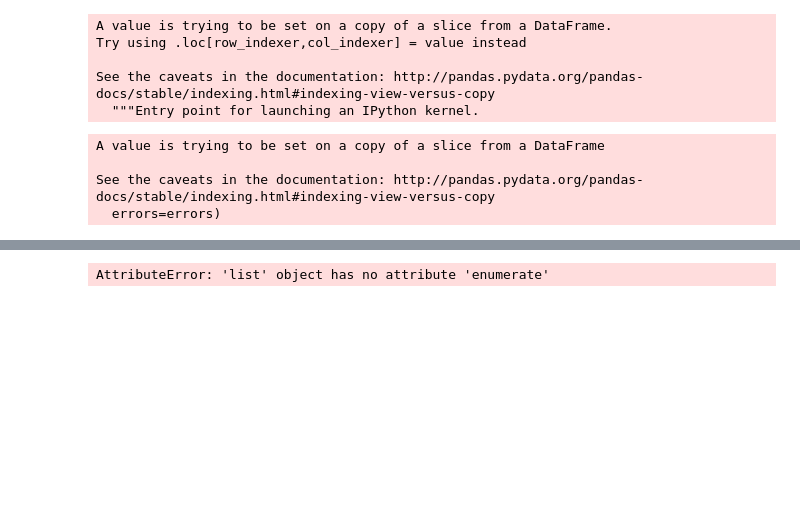
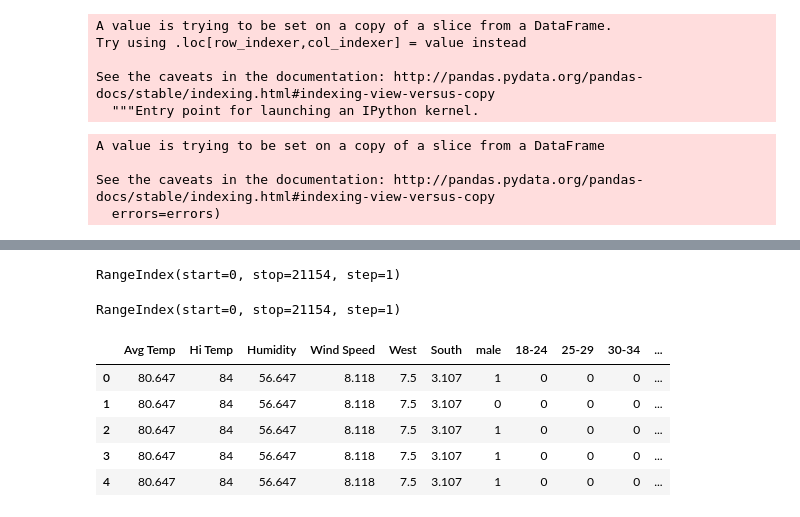
Before and after one commit to AdamLiscia/Ironman, a Jupyter notebook: Untitled1.ipynb, the cells around one changed output, grey strips where cells are left out. Drawn from its saved outputs; the diff is of its cells as text; code cells hidden in the pictures; blank space fills up the shorter version.

```diff
--- a/Untitled1.ipynb
+++ b/Untitled1.ipynb
@@ -62 +73,13 @@ See the caveats in the documentation: http://pandas.pydata.org/pandas-docs/stabl
+# %%
+age_group = pd.get_dummies(features['Agegroup'])
+# %%
+age_group.index
+# %% [output]
+RangeIndex(start=0, stop=21154, step=1)
+# %%
+features.index
+# %% [output]
+RangeIndex(start=0, stop=21154, step=1)
+# %%
+features = features.merge(age_group, how = 'left', left_index = True, right_index = True)
 # %%
@@ -64,5 +86,0 @@ features = features.drop('female', axis=1)
-# %%
-countries = list(features.Country)
-countries.enumerate()
-# %% [output]
-AttributeError: 'list' object has no attribute 'enumerate'
@@ -74 +87,10 @@ plt.show()
+# %%
+features.head()
+# %% [output]
+|  | Avg Temp | Hi Temp | Humidity | Wind Speed | West | South | male | 18-24 | 25-29 | 30-34 | ... |
+| 0 | 80.647 | 84 | 56.647 | 8.118 | 7.5 | 3.107 | 1 | 0 | 0 | 0 | ... |
+| 1 | 80.647 | 84 | 56.647 | 8.118 | 7.5 | 3.107 | 0 | 0 | 0 | 0 | ... |
+| 2 | 80.647 | 84 | 56.647 | 8.118 | 7.5 | 3.107 | 1 | 0 | 0 | 0 | ... |
+| 3 | 80.647 | 84 | 56.647 | 8.118 | 7.5 | 3.107 | 1 | 0 | 0 | 0 | ... |
+| 4 | 80.647 | 84 | 56.647 | 8.118 | 7.5 | 3.107 | 1 | 0 | 0 | 0 | ... |
 # %%
```
Also changed, not shown: parts of 14 cells of this notebook.
